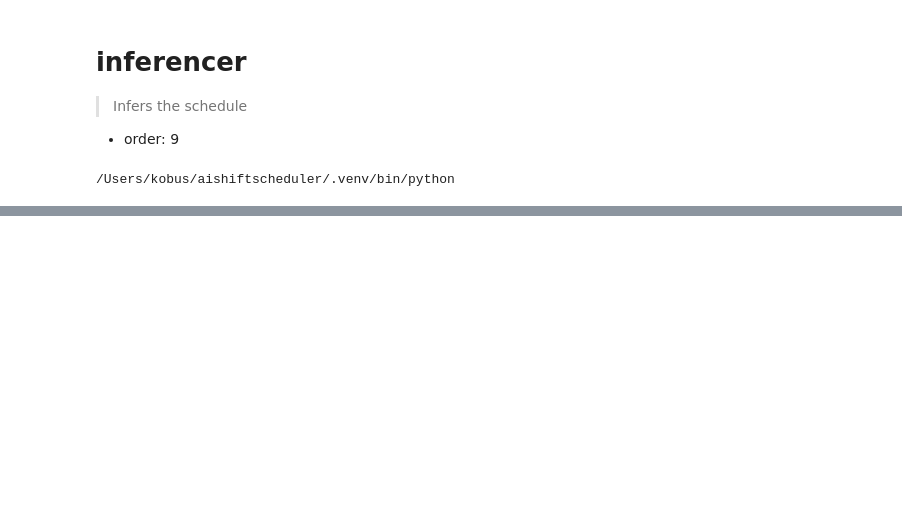
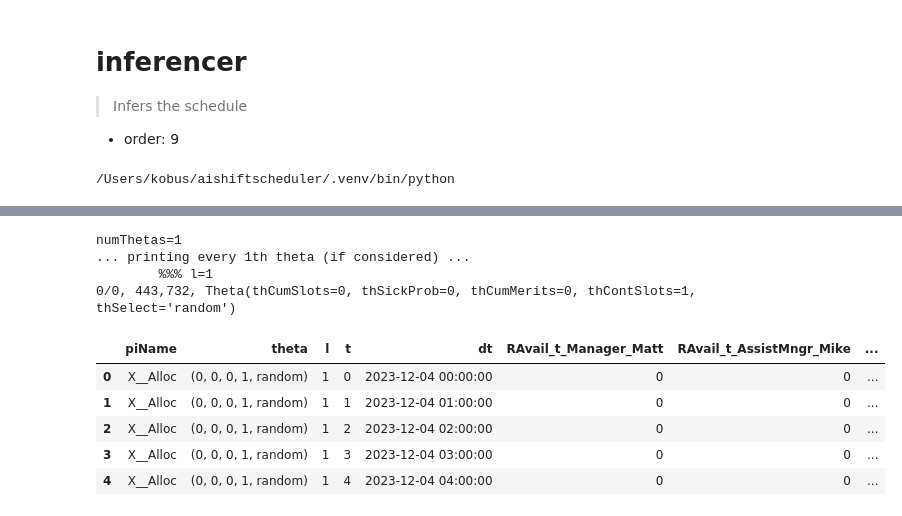
Before and after one commit to LearnableLoopAI/aishiftscheduler, a Jupyter notebook: nbs/09_inferencer.ipynb, the cells around one changed output, grey strips where cells are left out. Drawn from its saved outputs; the diff is of its cells as text; code cells hidden in the pictures; blank space fills up the shorter version.

```diff
--- a/nbs/09_inferencer.ipynb
+++ b/nbs/09_inferencer.ipynb
@@ -177,0 +219,3 @@ def infer_schedule(L, T, First_n_t, stored_best_theta, pars):
+# %%
+import aishiftscheduler.parameters as par
+pars = par.Parameters()
@@ -177,0 +242,29 @@ def infer_schedule(L, T, First_n_t, stored_best_theta, pars):
+# %%
+L = 1
+T = 7*pars.SLOTS_PER_DAY
+First_n_t = int(1*L*T)
+stored_best_theta = get_best_theta_Alloc()
+
+ThetaStar_expCbarcum_evalu_opt, ThetaStar_expCtilcum_evalu_opt, \
+_, _, \
+Best_theta_evalu_opt, Worst_theta_evalu_opt, \
+_, _, \
+_, _, \
+Record_evalu_opt = \
+    do_infer(L, T, stored_best_theta, pars)
+Df_evalu_opt = pd.DataFrame.from_records(
+    Record_evalu_opt[:First_n_t], columns=pars.LABELS)
+# %% [output]
+numThetas=1
+... printing every 1th theta (if considered) ...
+        %%% l=1
+0/0, 443,732, Theta(thCumSlots=0, thSickProb=0, thCumMerits=0, thContSlots=1, thSelect='random')
+# %%
+Df_evalu_opt.head()
+# %% [output]
+|  | piName | theta | l | t | dt | RAvail_t_Manager_Matt | RAvail_t_AssistMngr_Mike | ... |
+| 0 | X__Alloc | (0, 0, 0, 1, random) | 1 | 0 | 2023-12-04 00:00:00 | 0 | 0 | ... |
+| 1 | X__Alloc | (0, 0, 0, 1, random) | 1 | 1 | 2023-12-04 01:00:00 | 0 | 0 | ... |
+| 2 | X__Alloc | (0, 0, 0, 1, random) | 1 | 2 | 2023-12-04 02:00:00 | 0 | 0 | ... |
+| 3 | X__Alloc | (0, 0, 0, 1, random) | 1 | 3 | 2023-12-04 03:00:00 | 0 | 0 | ... |
+| 4 | X__Alloc | (0, 0, 0, 1, random) | 1 | 4 | 2023-12-04 04:00:00 | 0 | 0 | ... |
```
Also changed, not shown: parts of 10 cells of this notebook, 4 other files.
